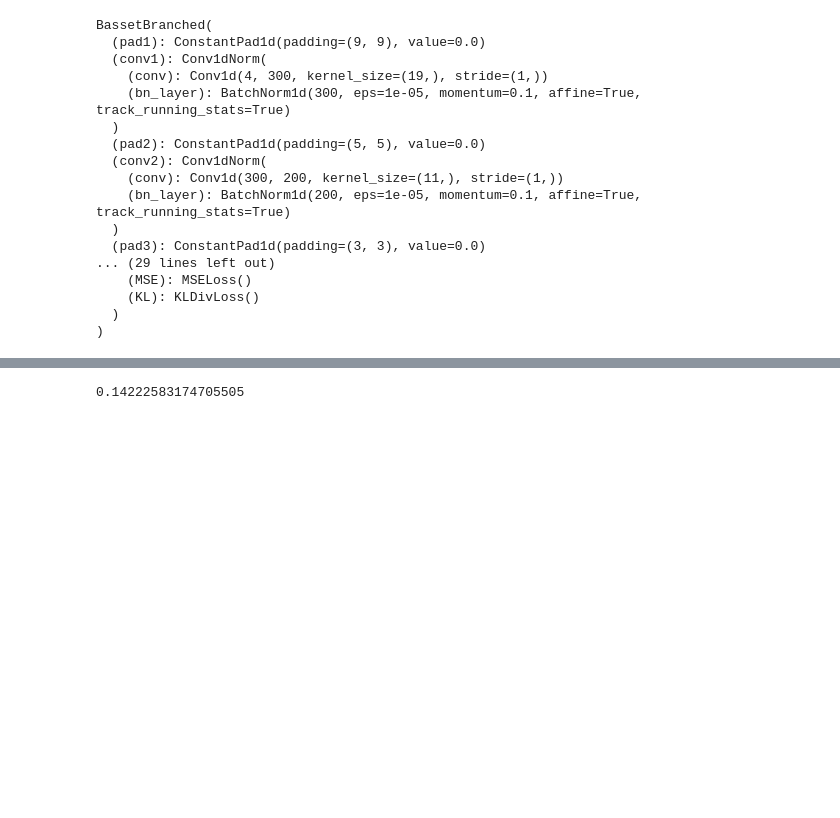
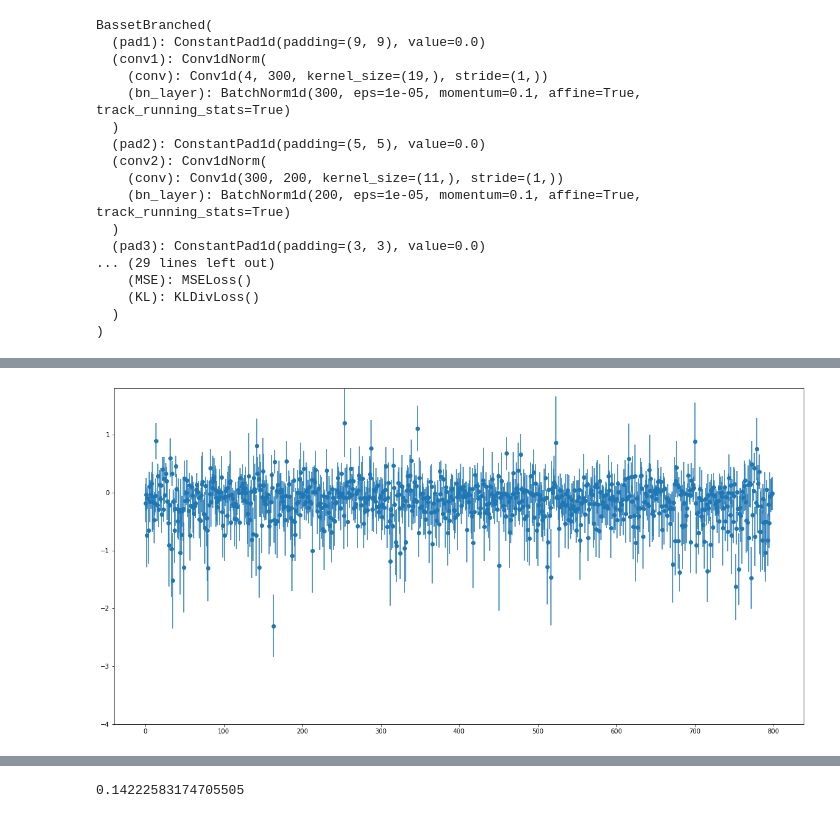
Before and after one commit to sjgosai/boda2, a Jupyter notebook: analysis/SG009__pyro/pyro_seq_sampling.ipynb, the cells around one changed output, grey strips where cells are left out. Drawn from its saved outputs; the diff is of its cells as text; code cells hidden in the pictures; blank space fills up the shorter version.

```diff
--- a/analysis/SG009__pyro/pyro_seq_sampling.ipynb
+++ b/analysis/SG009__pyro/pyro_seq_sampling.ipynb
@@ -294,14 +213,14 @@ pyro.clear_param_store()
 def conditioned_model(model, energy, variance, batch_size, temp):
     return factor_model(energy, variance, batch_size, temp)
 
-nuts_kernel = NUTS(conditioned_model, max_tree_depth=7, target_accept_prob=0.70)
+nuts_kernel = NUTS(conditioned_model, max_tree_depth=7, target_accept_prob=0.65)
 
 mcmc = MCMC(
     nuts_kernel,
-    num_samples=1000,
-    warmup_steps=1000,
+    num_samples=200,
+    warmup_steps=200,
     num_chains=1,
 )
 
-mcmc.run(factor_model, my_energy, 10., 8, 1.)
+mcmc.run(factor_model, my_energy, 10., 4, 1.)
 mcmc.summary()
@@ -311,21 +250,21 @@ _ = [ print(f'{k}: {v.shape}') for k, v in mcmc.get_samples().items() ]
 old_n = my_energy.n_samples
 old_bias = my_energy.bias_cell
 my_energy.n_samples = 100
-my_energy.bias_cell = None
+#my_energy.bias_cell = None
 
 with torch.no_grad():
     sample_data = [ { k: v.cpu() for k,v in my_energy( sample.unsqueeze(0), True ).items() }
                     for sample in mcmc.get_samples()['insert_seq'].flatten(0,1) ]
     sample_energy = torch.cat( [ sample['sample_energy'] for sample in sample_data ], dim=1 )
-    sample_seqs   = torch.stack( [ sample['sample'] for sample in sample_data ], dim=0 )
+    sample_seqs   = torch.stack( [ sample['sample'] for sample in sample_data ], dim=0 ).transpose(0,1)
 my_energy.n_samples = old_n
 my_energy.bias_cell = old_bias
 # %%
-with open('SKNSH_tau_mcmc_samples.pkl', 'wb') as f:
+with open('HepG2_tau_mcmc_samples.pkl', 'wb') as f:
     pickle.dump(mcmc.get_samples()['insert_seq'].cpu().numpy(), file=f)
 
-with open('SKNSH_tau_energy_samples.pkl', 'wb') as f:
+with open('HepG2_tau_energy_samples.pkl', 'wb') as f:
     pickle.dump(sample_energy.cpu().numpy(), file=f)
 
-with open('SKNSH_tau_sequence_samples.pkl', 'wb') as f:
+with open('HepG2_tsu_sequence_samples.pkl', 'wb') as f:
     pickle.dump(sample_seqs.bool().cpu().numpy(), file=f)
@@ -334,13 +286,15 @@ sample_energy.shape
 # %%
 plt.figure(figsize=(20,10))
 
 plt.scatter( np.arange(sample_energy.shape[1]), sample_energy.mean(0) )
 plt.vlines( np.arange(sample_energy.shape[1]),
             sample_energy.mean(0) - sample_energy.std(0),
             sample_energy.mean(0) + sample_energy.std(0) )
 
-plt.ylim(bottom=0.)
+plt.ylim(bottom=-4.,top=1.8)
 plt.show()
+# %% [output]
+[figure, added]
 # %%
 plt.figure(figsize=(20,10))
 
```
Also changed, not shown: parts of 38 cells of this notebook, 3 other files.
